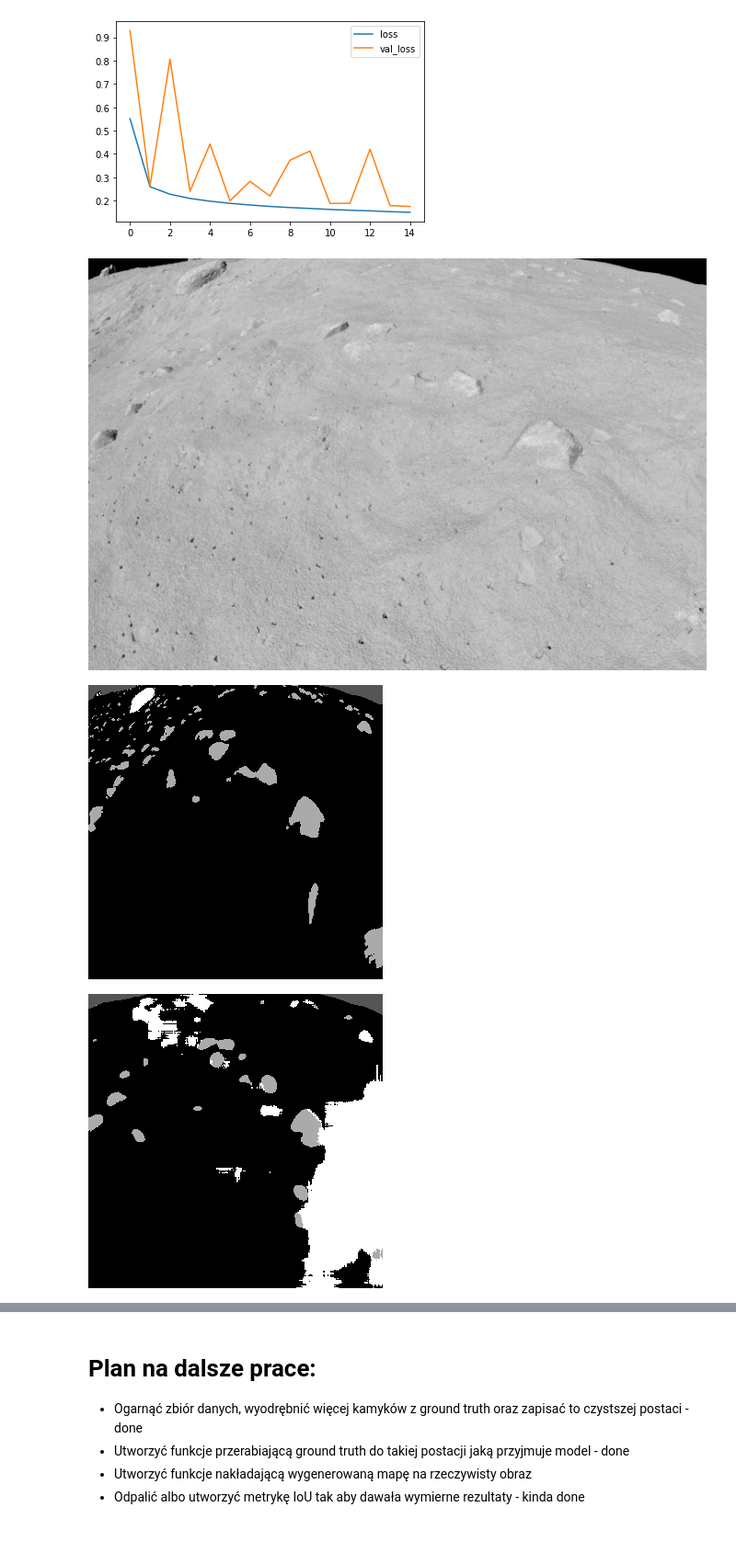
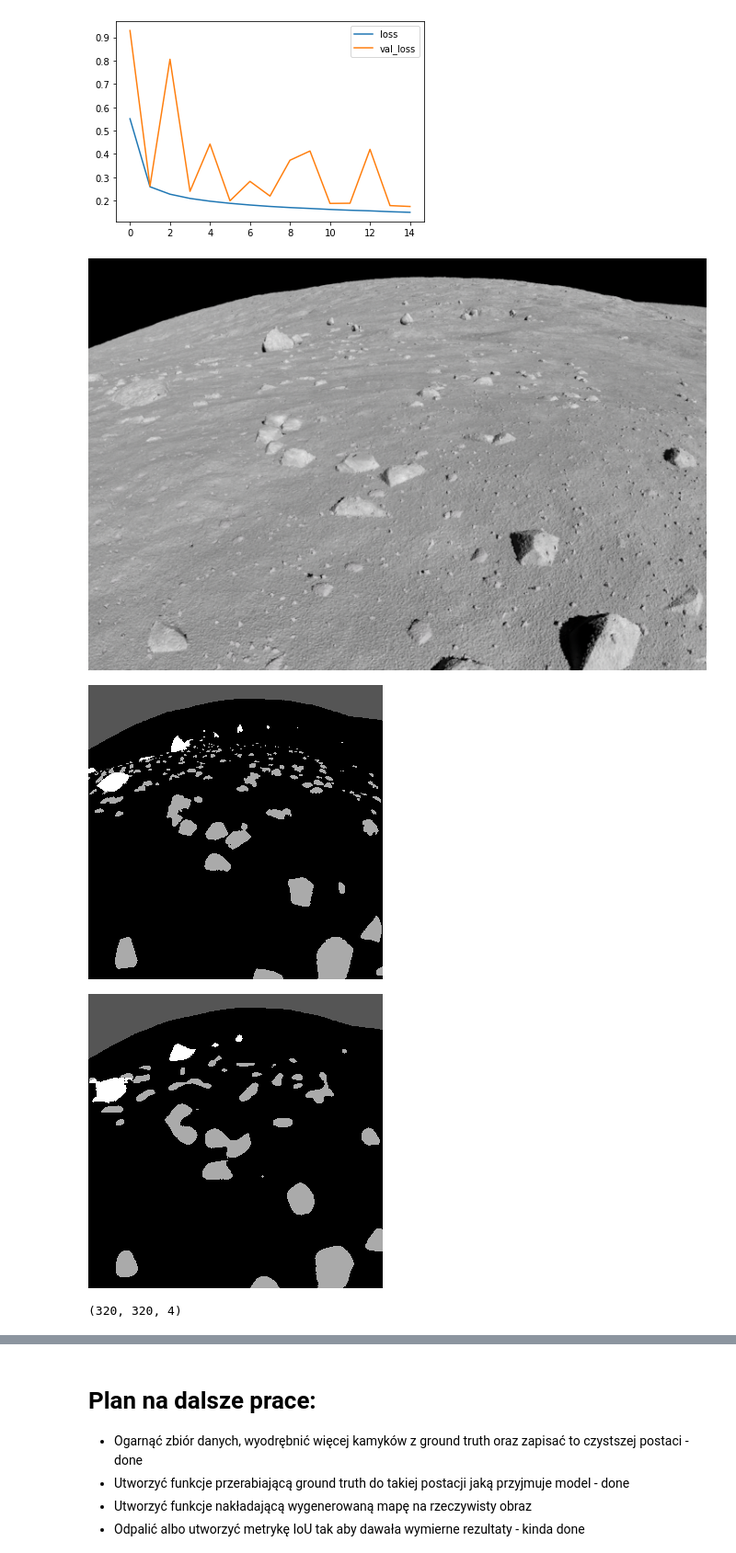
Before and after one commit to danielmarek22/Extraterrestial-Rock-Segmentation, a Jupyter notebook: TrainingPipeline_Collab.ipynb, the cells around one changed output, grey strips where cells are left out. Shown at 92% size. Saved outputs shown, nothing was run; the diff lists cells and outputs as text; code cells hidden in the pictures.

```diff
--- a/TrainingPipeline_Collab.ipynb
+++ b/TrainingPipeline_Collab.ipynb
@@ -109,7 +125,7 @@ print(np.unique(merged))
 # %%
 # Prepare Sequence class to load and vectorize batches of data
 
-class LunarLandscape(keras.utils.all_utils.Sequence):
+class LunarLandscape(keras.utils.Sequence):
     def __init__(self, batch_size, img_size, input_img_paths, target_img_paths):
         self.batch_size = batch_size
         self.img_size = img_size
@@ -291,19 +307,25 @@ def get_mask_img(i):
     return img
 # %%
 # Display results for validation image with index i
-i = 4
+i = 5
 
 # Display input image
-display(Image(filename=val_input_img_paths[i]))
+img = Image(filename=val_input_img_paths[i])
+display(img)
 
 #Display ground-truth target mask
 target = load_ground(val_target_img_paths[i])
 display(tf.keras.preprocessing.image.array_to_img(target))
 
 # Display mask predicted by model
 pred_mask = get_mask_img(i)
 display(pred_mask) # Model only sees inputs at 160x160
+
+original = cv2.imread(val_input_img_paths[i])
+original = cv2.resize(original, img_size)
+# combined = cv2.addWeighted(original, 1, val_preds[i][:][:][:3], 0.8, 0)
 # %% [output]
-[figure, old version]
+[figure, new version]
-[figure, old version]
+[figure, new version]
-[figure, old version]
+[figure, new version]
+(320, 320, 4)
```
Also changed, not shown: parts of 9 cells of this notebook.
